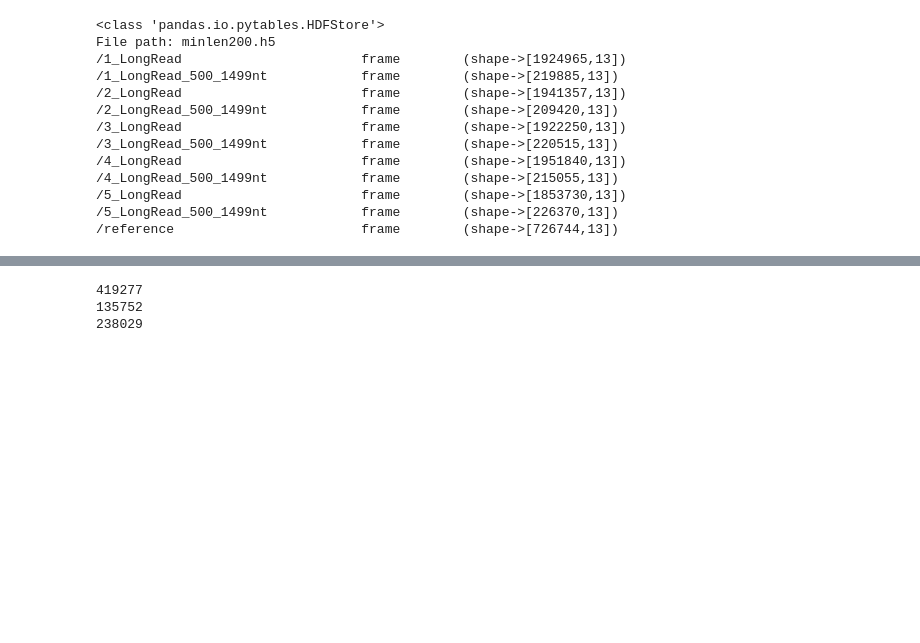
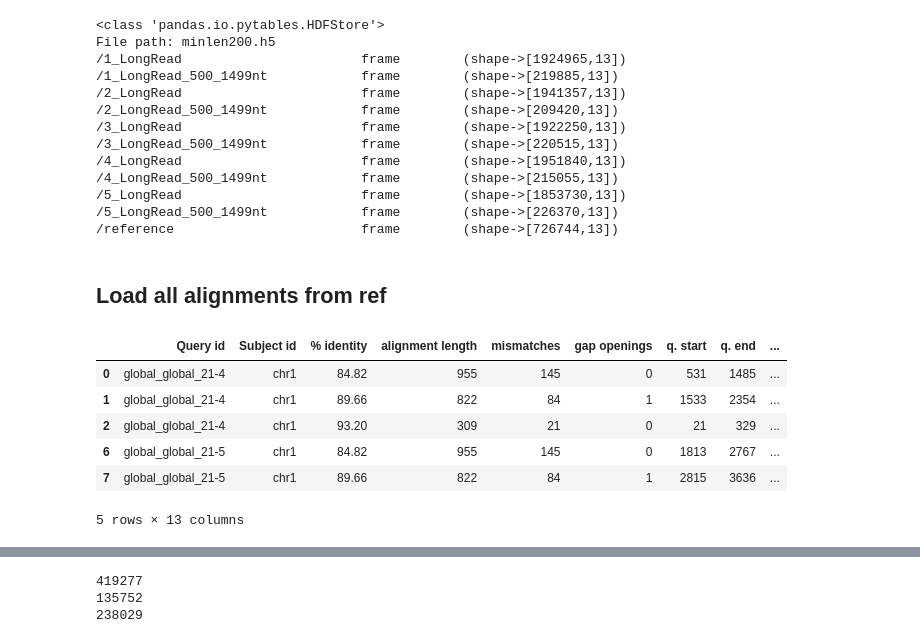
Before and after one commit to luizirber/galGal, a Jupyter notebook: notebooks/Blat.ipynb, the cells around one changed output, grey strips where cells are left out. Saved outputs shown, nothing was run; the diff lists cells and outputs as text; code cells hidden in the pictures; blank space fills up the shorter version.

```diff
--- a/notebooks/Blat.ipynb
+++ b/notebooks/Blat.ipynb
@@ -26,6 +27,16 @@ File path: minlen200.h5
 /5_LongRead                       frame        (shape->[1853730,13])
 /5_LongRead_500_1499nt            frame        (shape->[226370,13])
 /reference                        frame        (shape->[726744,13])
+# %% [markdown]
+## Load all alignments from ref
 # %%
 ref = pd.read_hdf("minlen200.h5", "/reference", mode='r')
-ref_90 = ref[ref['% identity'] > 90]
+ref.head()
+# %% [output]
+|  | Query id | Subject id | % identity | alignment length | mismatches | gap openings | q. start | q. end | ... |
+| 0 | global_global_21-4 | chr1 | 84.82 | 955 | 145 | 0 | 531 | 1485 | ... |
+| 1 | global_global_21-4 | chr1 | 89.66 | 822 | 84 | 1 | 1533 | 2354 | ... |
+| 2 | global_global_21-4 | chr1 | 93.20 | 309 | 21 | 0 | 21 | 329 | ... |
+| 6 | global_global_21-5 | chr1 | 84.82 | 955 | 145 | 0 | 1813 | 2767 | ... |
+| 7 | global_global_21-5 | chr1 | 89.66 | 822 | 84 | 1 | 2815 | 3636 | ... |
+5 rows × 13 columns
```
Also changed, not shown: parts of 26 cells of this notebook, 1 other file.
